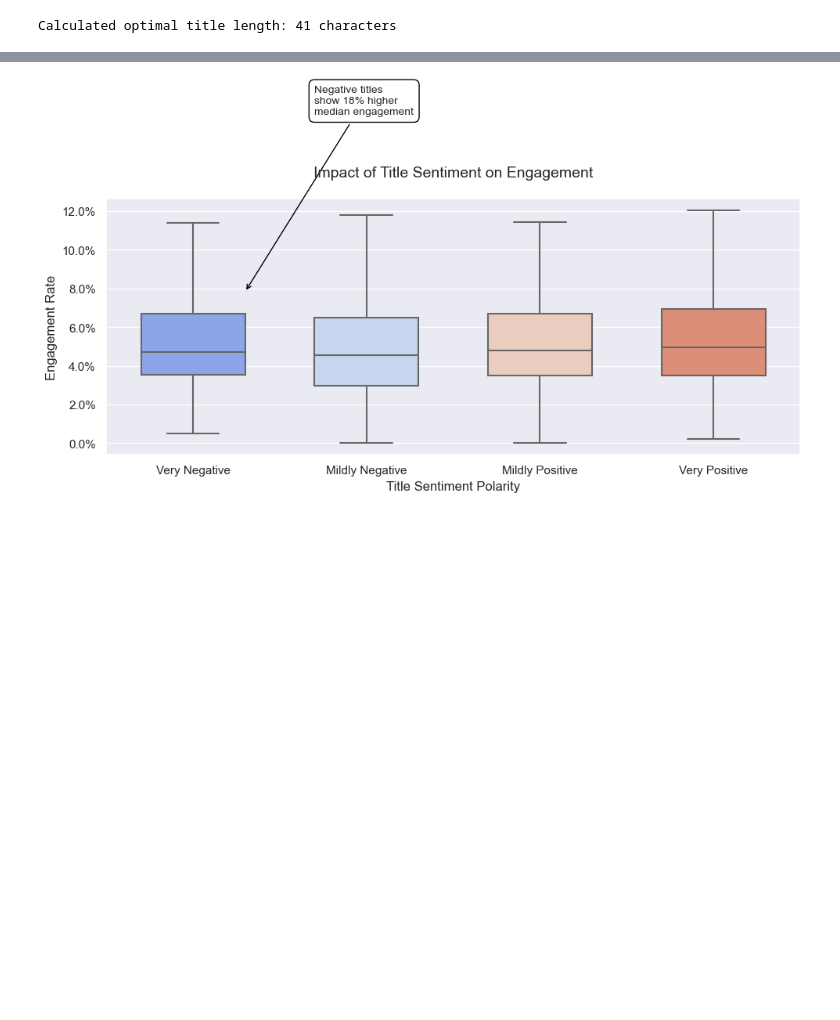
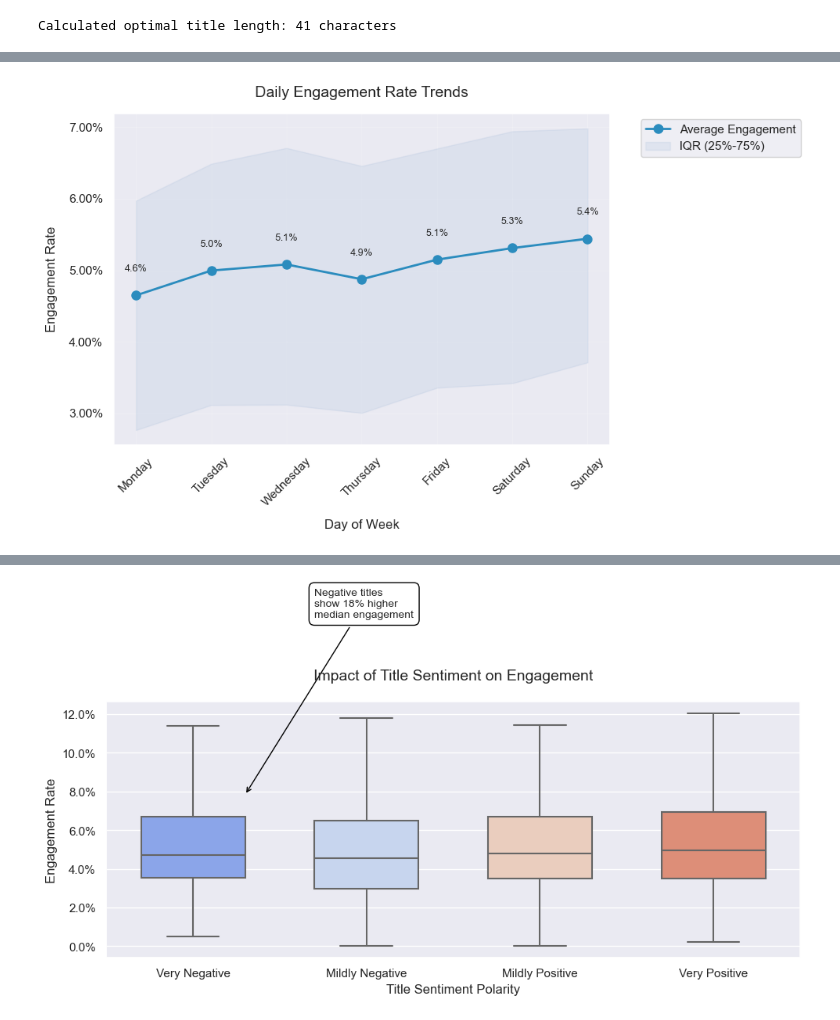
Before and after one commit to Shab00/redPillYoutube, a Jupyter notebook: 4.redPillAnalytics.ipynb, the cells around one changed output, grey strips where cells are left out. Drawn from its saved outputs; the diff is of its cells as text; code cells hidden in the pictures; blank space fills up the shorter version.

```diff
--- a/4.redPillAnalytics.ipynb
+++ b/4.redPillAnalytics.ipynb
@@ -680,0 +987,11 @@ sns.boxplot(data=video_df,
+# %%
+day_stats = (video_df.groupby('publishDayName')['engagement_rate']
+             .describe(percentiles=[.25, .5, .75])
+             .reindex(['Monday','Tuesday','Wednesday','Thursday','Friday','Saturday','Sunday']))
+
+correlation_stats = video_df.groupby('publishDayName')['engagement_rate'].agg(['mean', 'median', 'std', 'count'])
+
+print("=== Detailed Engagement Statistics by Day ===")
+display(day_stats[['count', 'mean', '50%', 'min', '25%', '75%', 'max']].style
+        .format('{:.2%}')
+        .background_gradient(cmap='Blues', subset=['mean', '50%']))
@@ -680,0 +1044,31 @@ sns.boxplot(data=video_df,
+# %%
+clean_stats = day_stats.replace([np.inf, -np.inf], np.nan).dropna()
+
+plt.figure(figsize=(10, 6))
+
+plt.plot(clean_stats.index, clean_stats['mean'],
+         marker='o', markersize=8, label='Average Engagement',
+         color='#2b8cbe', linewidth=2)
+
+plt.fill_between(range(len(clean_stats)),
+                 clean_stats['25%'],
+                 clean_stats['75%'],
+                 alpha=0.2, color='#a6bddb', label='IQR (25%-75%)')
+
+for i, day in enumerate(clean_stats.index):
+    plt.text(i, clean_stats.loc[day, 'mean'] + 0.003,
+             f"{clean_stats.loc[day, 'mean']:.1%}",
+             ha='center', va='bottom', fontsize=9)
+
+plt.title('Daily Engagement Rate Trends', pad=15, fontsize=14)
+plt.xlabel('Day of Week', labelpad=10)
+plt.ylabel('Engagement Rate', labelpad=10)
+plt.gca().yaxis.set_major_formatter(mtick.PercentFormatter(1.0))
+plt.xticks(range(len(clean_stats)), clean_stats.index, rotation=45)
+
+plt.legend(bbox_to_anchor=(1.05, 1), loc='upper left')
+
+plt.tight_layout()
+plt.show()
+# %% [output]
+[figure, added]
```
Also changed, not shown: parts of 92 cells of this notebook.
